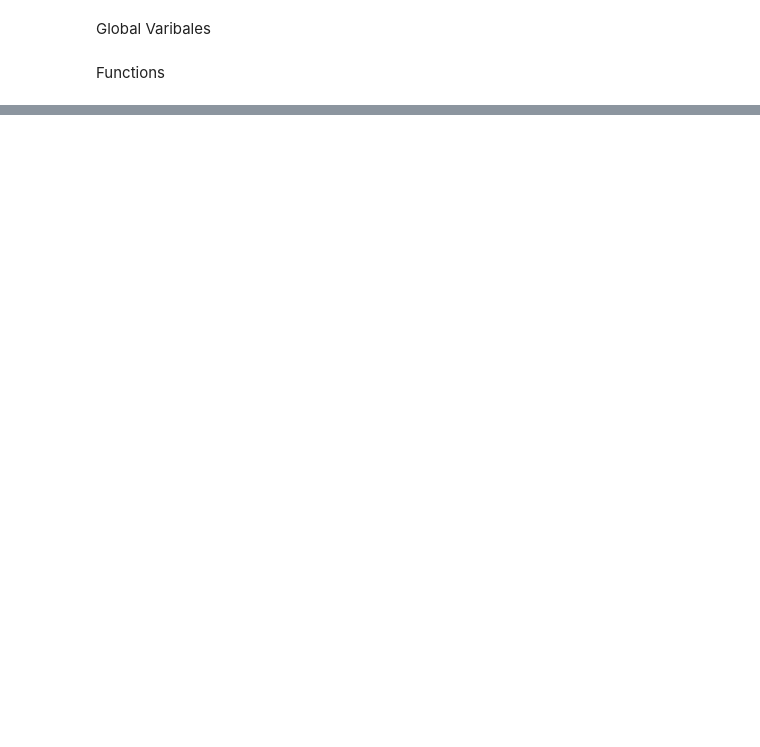
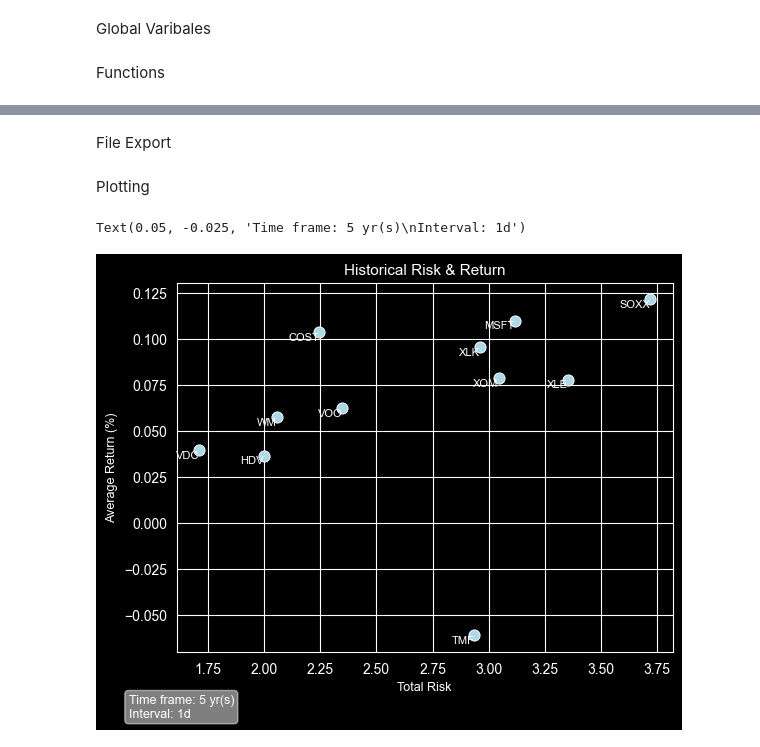
Before and after one commit to BlakeUribe/opt_portfolio, a Jupyter notebook: portfolio_stats.ipynb, the cells around one changed output, grey strips where cells are left out. Drawn from its saved outputs; the diff is of its cells as text; code cells hidden in the pictures; blank space fills up the shorter version.

```diff
--- a/portfolio_stats.ipynb
+++ b/portfolio_stats.ipynb
@@ -165,0 +80,11 @@ Portfolio E[R] Monthly (%) (5Y Monthly): 1.24
+# %%
+raw_portfolio_df['Average_returns'] = raw_portfolio_df['Symbol'].apply(calculate_average_return)
+raw_portfolio_df['Beta'] = raw_portfolio_df['Symbol'].apply(get_stock_beta)
+raw_portfolio_df['Standard_dev'] = raw_portfolio_df['Symbol'].apply(get_stock_std)
+raw_portfolio_df['Total_risk'] = raw_portfolio_df['Beta'] + raw_portfolio_df['Standard_dev']
+portfolio_df = raw_portfolio_df.copy()
+portfolio_df.columns = portfolio_df.columns.str.replace(' ', '_')
+portfolio_df.columns = portfolio_df.columns.str.capitalize()
+risk_return_df = raw_portfolio_df[['Symbol', 'Average_returns',	'Beta',	'Standard_dev',	'Total_risk']]
+
+# portfolio_df
@@ -165,0 +109,2 @@ Portfolio E[R] Monthly (%) (5Y Monthly): 1.24
+# %% [markdown]
+File Export
@@ -165,0 +113,38 @@ Portfolio E[R] Monthly (%) (5Y Monthly): 1.24
+# %% [markdown]
+Plotting
+# %%
+sns.set_style('darkgrid')
+plt.style.use('dark_background')
+
+# Create scatter plot
+sns.scatterplot(
+    data=risk_return_df, x='Total_risk', y='Average_returns',
+    color='lightblue', legend=None, s=65, edgecolor='white',
+)
+
+# Annotate the symbols
+symbol_positions = {}
+for index, row in risk_return_df.iterrows():
+    x, y = row['Total_risk'], row['Average_returns']
+    symbol = row['Symbol']
+
+    if (x, y) in symbol_positions.values():
+        for i in range(1, len(symbol) + 1):
+            if (x, y - i * 0.05) not in symbol_positions.values():
+                y -= i * 0.05
+                break
+    symbol_positions[symbol] = (x, y)
+    plt.text(x, y, symbol, ha='right', va='top', fontsize=8, color='white')
+
+# Add axis labels and title
+plt.xlabel('Total Risk', fontsize=9)
+plt.ylabel('Average Return (%)', fontsize=9)
+plt.title('Historical Risk & Return', fontsize=11)
+
+# Add text box with time frame and period
+textstr = f'Time frame: {historical_years} yr(s)\nInterval: {time_freq}'
+props = dict(boxstyle='round', facecolor='white', alpha=0.5)
+plt.gcf().text(0.05, -0.025, textstr, fontsize=9, bbox=props)
+# %% [output]
+Text(0.05, -0.025, 'Time frame: 5 yr(s)\nInterval: 1d')
+[figure, added]
```
Also changed, not shown: parts of 14 cells of this notebook, 1 other file.
